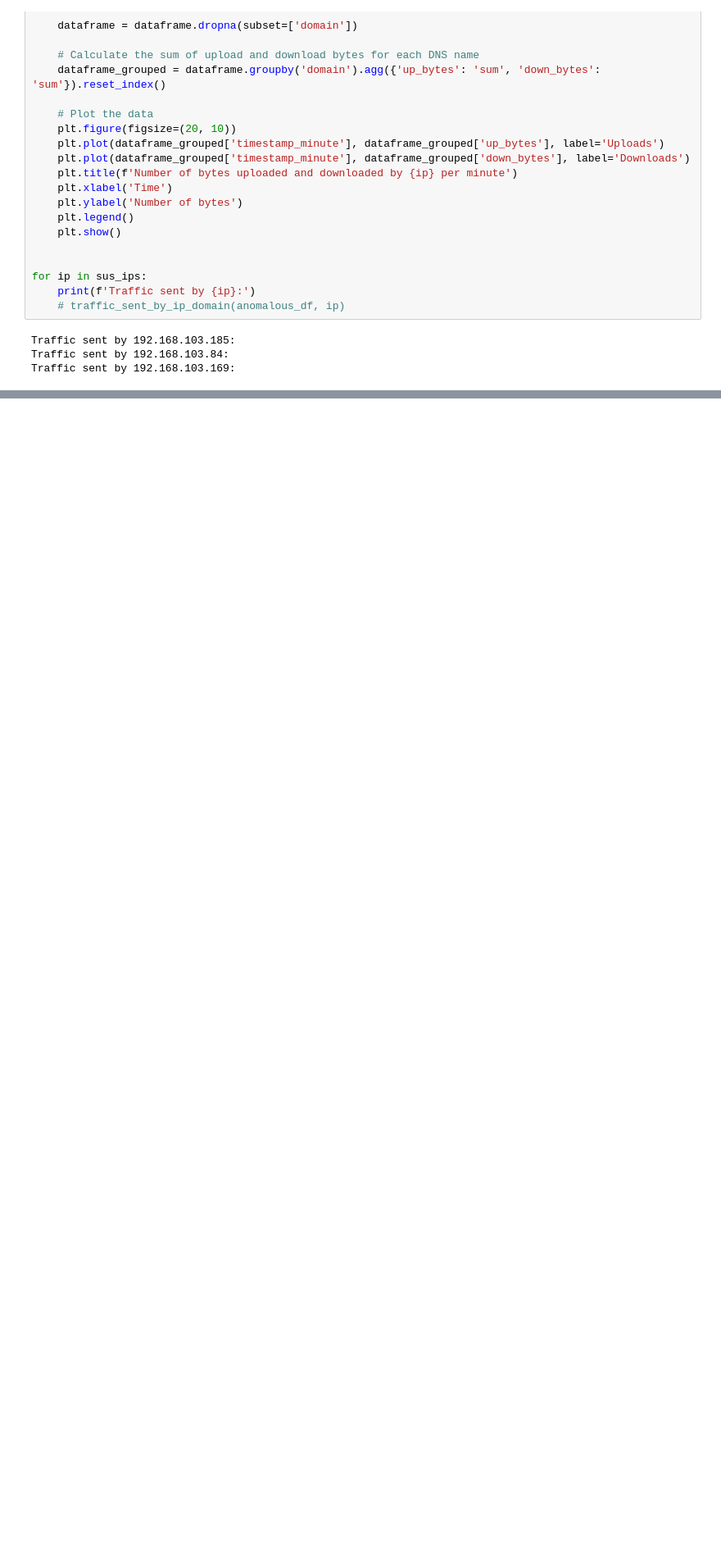
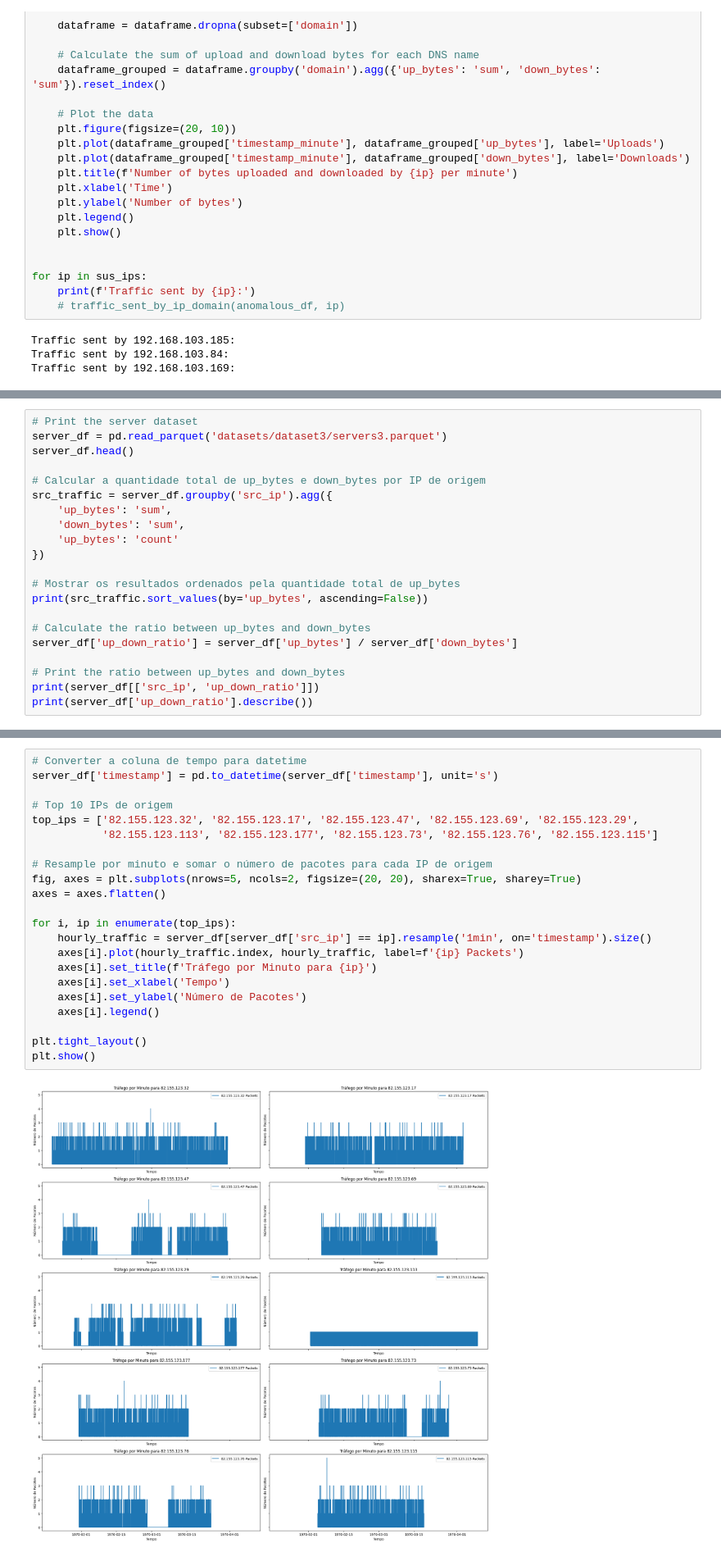
Before and after one commit to NiMouh/AD_SR, a Jupyter notebook: Project.ipynb, the cells around one changed output, grey strips where cells are left out. Shown at 82% size. Drawn from its saved outputs; the diff is of its cells as text; blank space fills up the shorter version.

```diff
--- a/Project.ipynb
+++ b/Project.ipynb
@@ -598,0 +600,21 @@ Traffic sent by 192.168.103.169:
+# %%
+# Print the server dataset
+server_df = pd.read_parquet('datasets/dataset3/servers3.parquet')
+server_df.head()
+
+# Calcular a quantidade total de up_bytes e down_bytes por IP de origem
+src_traffic = server_df.groupby('src_ip').agg({
+    'up_bytes': 'sum',
+    'down_bytes': 'sum',
+    'up_bytes': 'count'
+})
+
+# Mostrar os resultados ordenados pela quantidade total de up_bytes
+print(src_traffic.sort_values(by='up_bytes', ascending=False))
+
+# Calculate the ratio between up_bytes and down_bytes
+server_df['up_down_ratio'] = server_df['up_bytes'] / server_df['down_bytes']
+
+# Print the ratio between up_bytes and down_bytes
+print(server_df[['src_ip', 'up_down_ratio']])
+print(server_df['up_down_ratio'].describe())
@@ -598,0 +724,24 @@ Traffic sent by 192.168.103.169:
+# %%
+# Converter a coluna de tempo para datetime
+server_df['timestamp'] = pd.to_datetime(server_df['timestamp'], unit='s')
+
+# Top 10 IPs de origem
+top_ips = ['82.155.123.32', '82.155.123.17', '82.155.123.47', '82.155.123.69', '82.155.123.29',
+           '82.155.123.113', '82.155.123.177', '82.155.123.73', '82.155.123.76', '82.155.123.115']
+
+# Resample por minuto e somar o número de pacotes para cada IP de origem
+fig, axes = plt.subplots(nrows=5, ncols=2, figsize=(20, 20), sharex=True, sharey=True)
+axes = axes.flatten()
+
+for i, ip in enumerate(top_ips):
+    hourly_traffic = server_df[server_df['src_ip'] == ip].resample('1min', on='timestamp').size()
+    axes[i].plot(hourly_traffic.index, hourly_traffic, label=f'{ip} Packets')
+    axes[i].set_title(f'Tráfego por Minuto para {ip}')
+    axes[i].set_xlabel('Tempo')
+    axes[i].set_ylabel('Número de Pacotes')
+    axes[i].legend()
+
+plt.tight_layout()
+plt.show()
+# %% [output]
+[figure, added]
```
Also changed, not shown: parts of 15 cells of this notebook, 1 other file.
